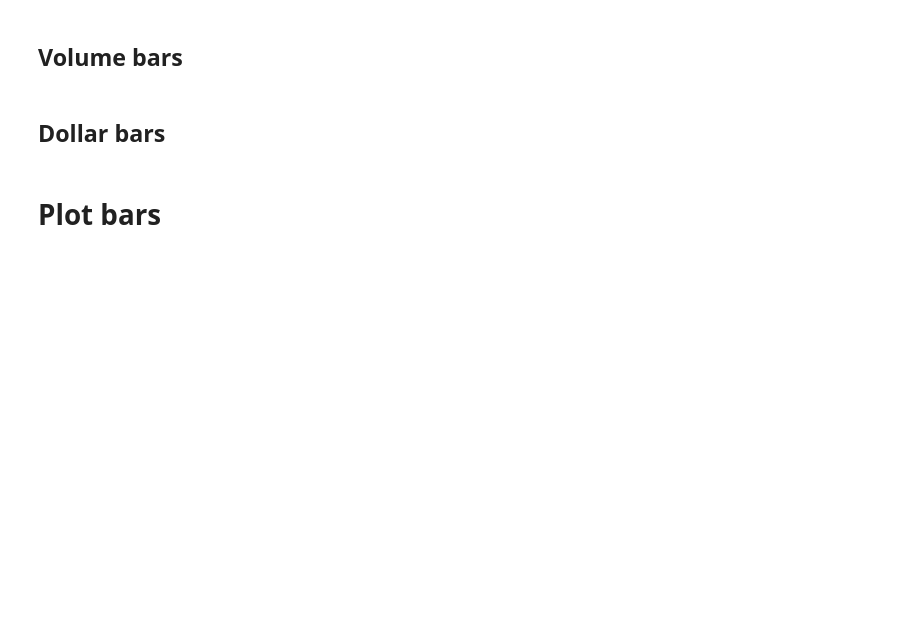
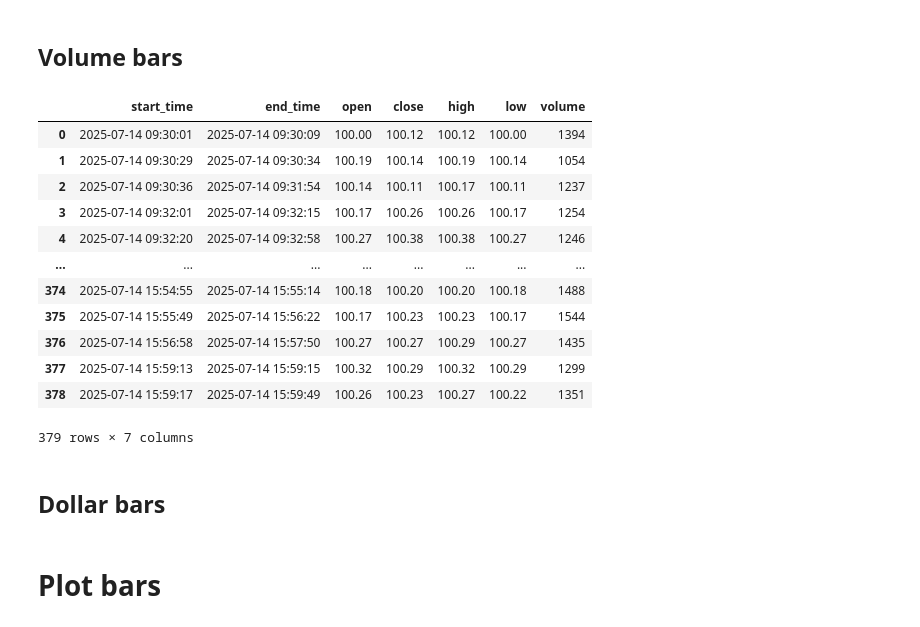
Before and after one commit to AminFiroozi/fml-lab, a Jupyter notebook: main.ipynb, the cells around one changed output. Saved outputs shown, nothing was run; the diff lists cells and outputs as text; code cells hidden in the pictures; blank space fills up the shorter version.

```diff
--- a/main.ipynb
+++ b/main.ipynb
@@ -203,4 +204,79 @@ def generate_tick_bars(unstructured_data, sampling_rate=5) -> pd.DataFrame:
 # %% [markdown]
 ## Volume bars
+# %%
+def generate_volume_bars(unstructured_data, sampling_rate: int=1000) -> pd.DataFrame:
+    unstructured_data = unstructured_data.copy()
+    unstructured_data["timestamp"] = pd.to_datetime(unstructured_data["timestamp"])
+    unstructured_data = unstructured_data.sort_values("timestamp").reset_index(drop=True)
+
+    bars = []
+    cum_volume = 0
+    bar_trades = []
+
+    for idx, row in unstructured_data.iterrows():
+        bar_trades.append(row)
+        cum_volume += row["volume"]
+
+        if cum_volume >= sampling_rate:
+            group_df = pd.DataFrame(bar_trades)
+            group_df = group_df.sort_values("timestamp")
+
+            start_time = group_df["timestamp"].iloc[0]
+            end_time = group_df["timestamp"].iloc[-1]
+
+            bars.append({
+                "start_time": start_time,
+                "end_time": end_time,
+                "open": group_df["price"].iloc[0],
+                "close": group_df["price"].iloc[-1],
+                "high": group_df["price"].max(),
+                "low": group_df["price"].min(),
+                "volume": group_df["volume"].sum()
+            })
+
+            # reset for next bar
+            bar_trades = []
+            cum_volume = 0
+
+    # Handle leftover trades if any (optional)
+    if bar_trades:
+        group_df = pd.DataFrame(bar_trades)
+        group_df = group_df.sort_values("timestamp")
+
+        start_time = group_df["timestamp"].iloc[0]
+        end_time = group_df["timestamp"].iloc[-1]
+
+        bars.append({
+            "start_time": start_time,
+            "end_time": end_time,
+            "open": group_df["price"].iloc[0],
+            "close": group_df["price"].iloc[-1],
+            "high": group_df["price"].max(),
+            "low": group_df["price"].min(),
+            "volume": group_df["volume"].sum()
+        })
+
+    bars_df = pd.DataFrame(bars)
+
+    # Reorder columns
+    cols = ["start_time", "end_time", "open", "close", "high", "low", "volume"]
+    bars_df = bars_df[cols]
+    return bars_df
+
+generate_volume_bars(df)
+# %% [output]
+|  | start_time | end_time | open | close | high | low | volume |
+| 0 | 2025-07-14 09:30:01 | 2025-07-14 09:30:09 | 100.00 | 100.12 | 100.12 | 100.00 | 1394 |
+| 1 | 2025-07-14 09:30:29 | 2025-07-14 09:30:34 | 100.19 | 100.14 | 100.19 | 100.14 | 1054 |
+| 2 | 2025-07-14 09:30:36 | 2025-07-14 09:31:54 | 100.14 | 100.11 | 100.17 | 100.11 | 1237 |
+| 3 | 2025-07-14 09:32:01 | 2025-07-14 09:32:15 | 100.17 | 100.26 | 100.26 | 100.17 | 1254 |
+| 4 | 2025-07-14 09:32:20 | 2025-07-14 09:32:58 | 100.27 | 100.38 | 100.38 | 100.27 | 1246 |
+| ... | ... | ... | ... | ... | ... | ... | ... |
+| 374 | 2025-07-14 15:54:55 | 2025-07-14 15:55:14 | 100.18 | 100.20 | 100.20 | 100.18 | 1488 |
+| 375 | 2025-07-14 15:55:49 | 2025-07-14 15:56:22 | 100.17 | 100.23 | 100.23 | 100.17 | 1544 |
+| 376 | 2025-07-14 15:56:58 | 2025-07-14 15:57:50 | 100.27 | 100.27 | 100.29 | 100.27 | 1435 |
+| 377 | 2025-07-14 15:59:13 | 2025-07-14 15:59:15 | 100.32 | 100.29 | 100.32 | 100.29 | 1299 |
+| 378 | 2025-07-14 15:59:17 | 2025-07-14 15:59:49 | 100.26 | 100.23 | 100.27 | 100.22 | 1351 |
+379 rows × 7 columns
 # %% [markdown]
 ## Dollar bars
```
Also changed, not shown: parts of 10 cells of this notebook.
